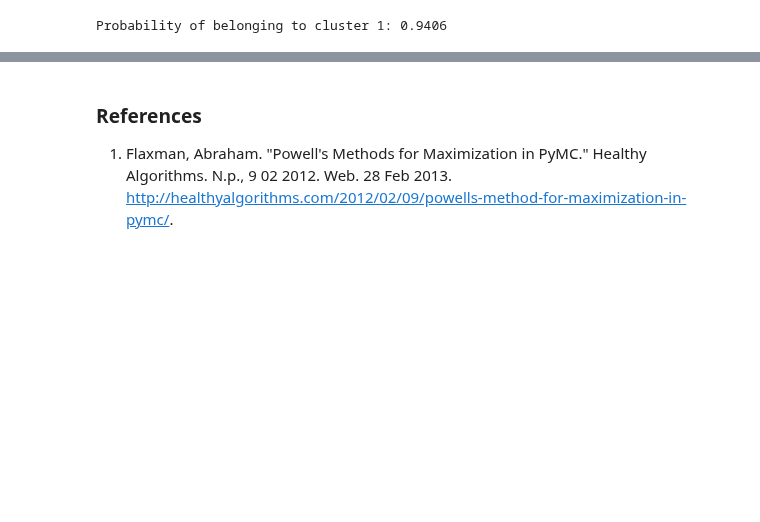
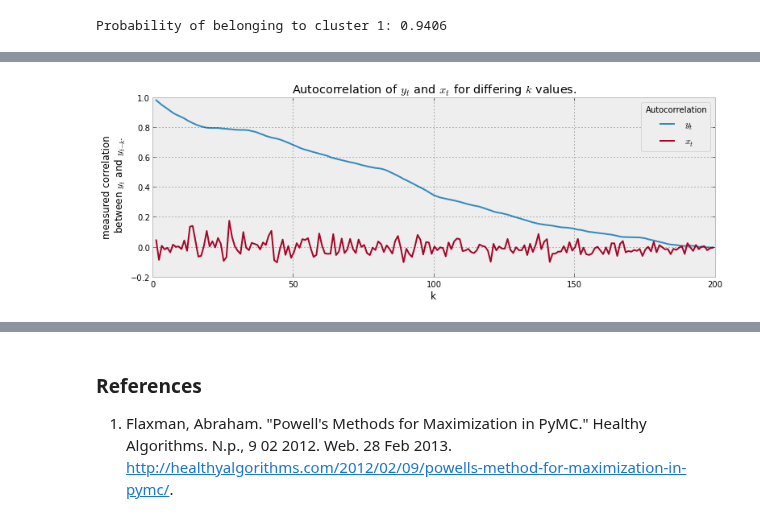
Before and after one commit to CamDavidsonPilon/Probabilistic-Programming-and-Bayesian-Methods-for-Hackers, a Jupyter notebook: Chapter3_MCMC/IntroMCMC.ipynb, the cells around one changed output, grey strips where cells are left out. Cells and saved outputs as stored; diff of their text form; code cells hidden in the pictures; blank space fills up the shorter version.

```diff
--- a/Chapter3_MCMC/IntroMCMC.ipynb
+++ b/Chapter3_MCMC/IntroMCMC.ipynb
@@ -495,0 +530,15 @@ That being said, it is still a good idea to discard samples from the traces. We
+# %%
+def autocorr(x):
+    #from http://tinyurl.com/afz57c4
+    result = np.correlate(x, x, mode = 'full')
+    result = result / np.max( result)
+    return result[result.size/2:]
+x = np.arange(1, 200)
+plt.plot(x, autocorr( y_t )[1:], label="$y_t$" )
+plt.plot(x, autocorr( x_t )[1:], label = "$x_t$" )
+plt.legend( title="Autocorrelation" )
+plt.ylabel("measured correlation \nbetween $y_t$ and $y_{t-k}$.")
+plt.xlabel("k")
+plt.title("Autocorrelation of $y_t$ and $x_t$ for differing $k$ values.");
+# %% [output]
+[figure, added]
```
Also changed, not shown: parts of 34 cells of this notebook, 4 other files.
